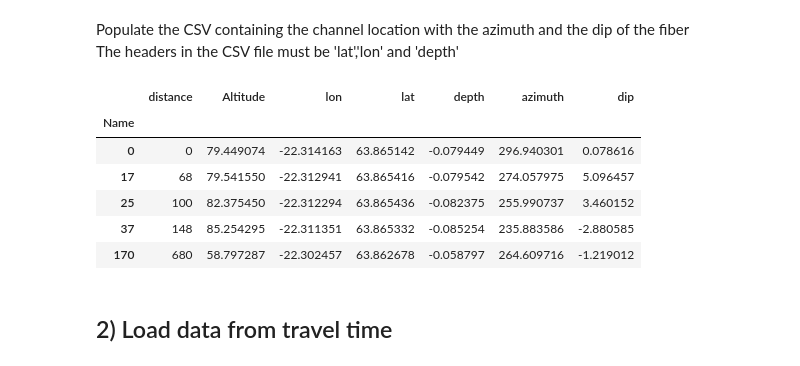
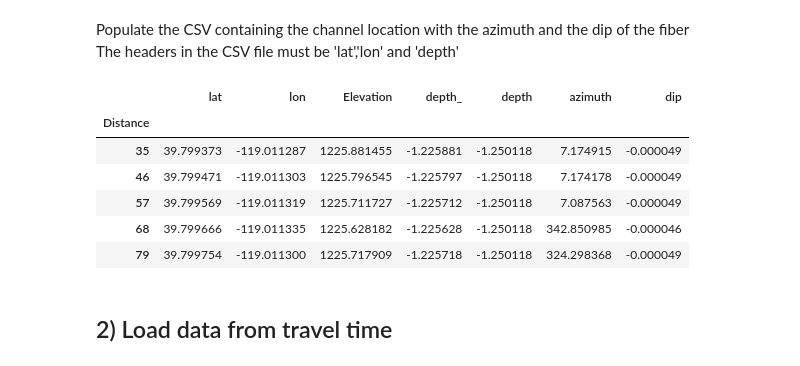
Before and after one commit to olfontai/DAS_sensitivity, a Jupyter notebook: Forward_amplitude_model/2_DAS_amplitude_pattern.ipynb, the cells around one changed output. Cells and saved outputs as stored; diff of their text form; code cells hidden in the pictures.

```diff
--- a/Forward_amplitude_model/2_DAS_amplitude_pattern.ipynb
+++ b/Forward_amplitude_model/2_DAS_amplitude_pattern.ipynb
@@ -24,18 +24,20 @@ from fct_DAS_sensitivity import *
 Populate the CSV containing the channel location with the azimuth and the dip of the fiber <br>
 The headers in the CSV file must be 'lat','lon' and 'depth' <br>
 # %%
-# datafram containing all the channels's location
-df = pd.read_csv(r'C:\Users\liliv\Desktop\Fagradalfjall\ttime_gid\All_channels\Channel_subset_Fagra.csv', index_col=0)
+### path to station info ###
+file_name = 'BHS_DASH'
+station_info_path = os.path.abspath("../Data/DAS_arrays/Brady_Hot_springs/{}.csv".format(file_name))
+df = pd.read_csv(station_info_path, sep = ',', index_col =0)
 df = compute_azimuth_dip(df)
 df.head()
 # %% [output]
-|  | distance | Altitude | lon | lat | depth | azimuth | dip |
-| Name |  |  |  |  |  |  |  |
-| 0 | 0 | 79.449074 | -22.314163 | 63.865142 | -0.079449 | 296.940301 | 0.078616 |
-| 17 | 68 | 79.541550 | -22.312941 | 63.865416 | -0.079542 | 274.057975 | 5.096457 |
-| 25 | 100 | 82.375450 | -22.312294 | 63.865436 | -0.082375 | 255.990737 | 3.460152 |
-| 37 | 148 | 85.254295 | -22.311351 | 63.865332 | -0.085254 | 235.883586 | -2.880585 |
-| 170 | 680 | 58.797287 | -22.302457 | 63.862678 | -0.058797 | 264.609716 | -1.219012 |
+|  | lat | lon | Elevation | depth_ | depth | azimuth | dip |
+| Distance |  |  |  |  |  |  |  |
+| 35 | 39.799373 | -119.011287 | 1225.881455 | -1.225881 | -1.250118 | 7.174915 | -0.000049 |
+| 46 | 39.799471 | -119.011303 | 1225.796545 | -1.225797 | -1.250118 | 7.174178 | -0.000049 |
+| 57 | 39.799569 | -119.011319 | 1225.711727 | -1.225712 | -1.250118 | 7.087563 | -0.000049 |
+| 68 | 39.799666 | -119.011335 | 1225.628182 | -1.225628 | -1.250118 | 342.850985 | -0.000046 |
+| 79 | 39.799754 | -119.011300 | 1225.717909 | -1.225718 | -1.250118 | 324.298368 | -0.000049 |
 # %% [markdown]
 ## 2) Load data from travel time
 # %% [markdown]
```
Also changed, not shown: parts of 16 cells of this notebook, 7 other files.
